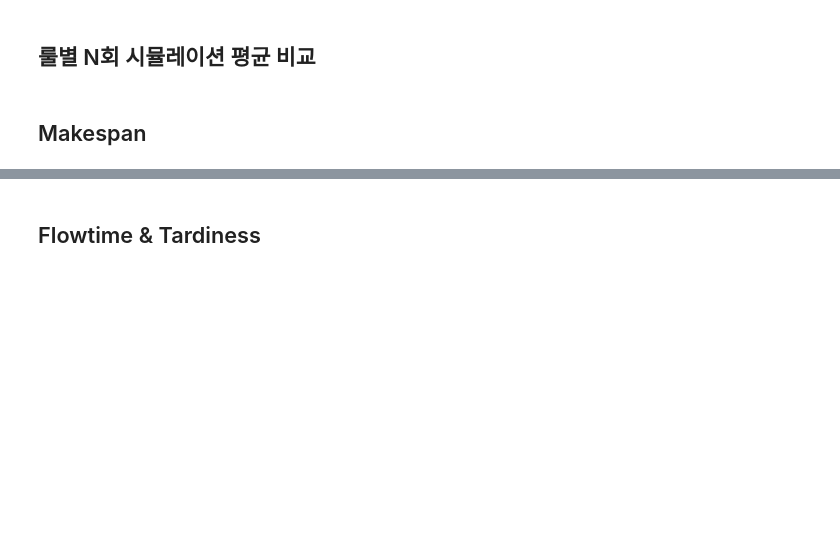
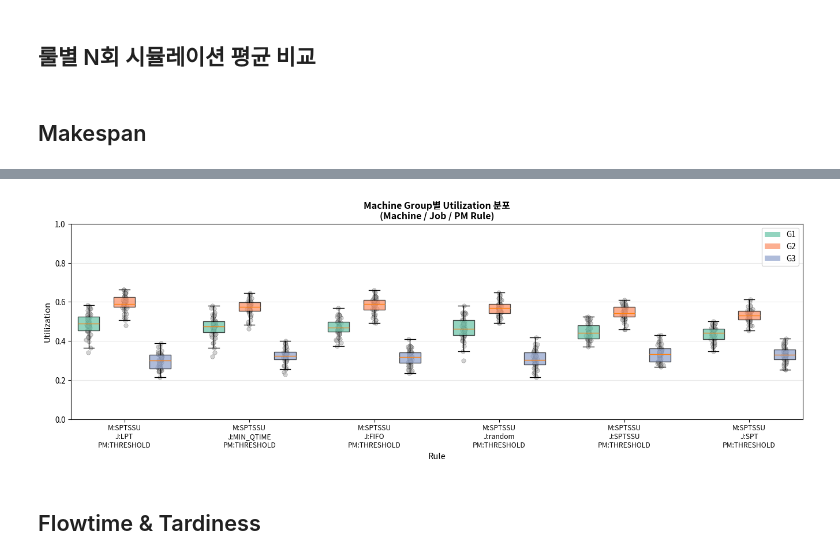
Before and after one commit to cryscham123/simulation_teamwork, a Jupyter notebook: result_compare.ipynb, the cells around one changed output, grey strips where cells are left out. Saved outputs shown, nothing was run; the diff lists cells and outputs as text; code cells hidden in the pictures; blank space fills up the shorter version.

```diff
--- a/result_compare.ipynb
+++ b/result_compare.ipynb
@@ -157,2 +330,82 @@ plt.show()
+# %%
+fig, ax = plt.subplots(figsize=(14, 5))
+
+# Utilization by Machine Group
+utilization_data = []
+for idx, row in metrics_df.iterrows():
+    for machine_group, util_val in row['utilization'].items():
+        utilization_data.append({
+            'machine_rule': row['machine_rule'],
+            'job_rule': row['job_rule'],
+            'pm_rule': row['pm_rule'],
+            'machine_group': machine_group,
+            'utilization': util_val
+        })
+
+utilization_df = pd.DataFrame(utilization_data)
+
+# Machine group별 처리
+machine_groups = sorted(utilization_df['machine_group'].unique())
+rule_indices_raw = [(row[0], row[1], row[2]) for row in utilization_df[['machine_rule', 'job_rule', 'pm_rule']].drop_duplicates().values]
+
+# 평균 utilization 계산하여 정렬
+rule_avg_util = []
+for rule_idx in rule_indices_raw:
+    avg_util = utilization_df[
+        (utilization_df['machine_rule'] == rule_idx[0]) &
+        (utilization_df['job_rule'] == rule_idx[1]) &
+        (utilization_df['pm_rule'] == rule_idx[2])
+    ]['utilization'].mean()
+    rule_avg_util.append((rule_idx, avg_util))
+
+rule_avg_util.sort(key=lambda x: x[1], reverse=True)
+rule_indices = [x[0] for x in rule_avg_util]
+rule_labels = [f"M:{idx[0]}\nJ:{idx[1]}\nPM:{idx[2]}" for idx in rule_indices]
+
+# Machine group별로 box plot 생성
+for mg_idx, machine_group in enumerate(machine_groups):
+    # 각 rule별로 해당 machine group의 데이터 추출
+    box_data = []
+    for rule_idx in rule_indices:
+        data = utilization_df[
+            (utilization_df['machine_rule'] == rule_idx[0]) &
+            (utilization_df['job_rule'] == rule_idx[1]) &
+            (utilization_df['pm_rule'] == rule_idx[2]) &
+            (utilization_df['machine_group'] == machine_group)
+        ]['utilization'].values
+        box_data.append(data if len(data) > 0 else [0])
+
+    # Box plot 생성 (offset 적용)
+    positions = np.arange(len(rule_indices)) * (len(machine_groups) + 0.5) + mg_idx
+    bp = ax.boxplot(box_data, positions=positions, widths=0.6, patch_artist=True,
+                    showfliers=False)
+
+    # 색상 설정
+    colors = plt.cm.Set2(range(len(machine_groups)))
+    for patch in bp['boxes']:
+        patch.set_facecolor(colors[mg_idx])
+        patch.set_alpha(0.7)
+
+    # Scatter plot 오버레이
+    for i, data in enumerate(box_data):
+        if len(data) > 0 and data[0] != 0:
+            x_pos = [positions[i]] * len(data)
+            x_jittered = [x + np.random.normal(0, 0.03) for x in x_pos]
+            ax.scatter(x_jittered, data, alpha=0.5, s=30, color='darkgray', edgecolors='black', linewidth=0.3)
+
+ax.set_xlabel('Rule', fontsize=11)
+ax.set_ylabel('Utilization', fontsize=11)
+ax.set_title('Machine Group별 Utilization 분포\n(Machine / Job / PM Rule)', fontsize=12, fontweight='bold')
+ax.set_xticks(np.arange(len(rule_indices)) * (len(machine_groups) + 0.5) + (len(machine_groups) - 1) / 2)
+ax.set_xticklabels(rule_labels, fontsize=9)
+ax.legend([plt.Rectangle((0, 0), 1, 1, fc=plt.cm.Set2(i), alpha=0.7) for i in range(len(machine_groups))],
+          machine_groups, fontsize=10)
+ax.grid(True, alpha=0.3, axis='y')
+ax.set_ylim([0, 1])
+
+plt.tight_layout()
+plt.show()
+# %% [output]
+[figure, added]
 # %% [markdown]
 ## Flowtime & Tardiness
```
Also changed, not shown: parts of 17 cells of this notebook, 4 other files.
